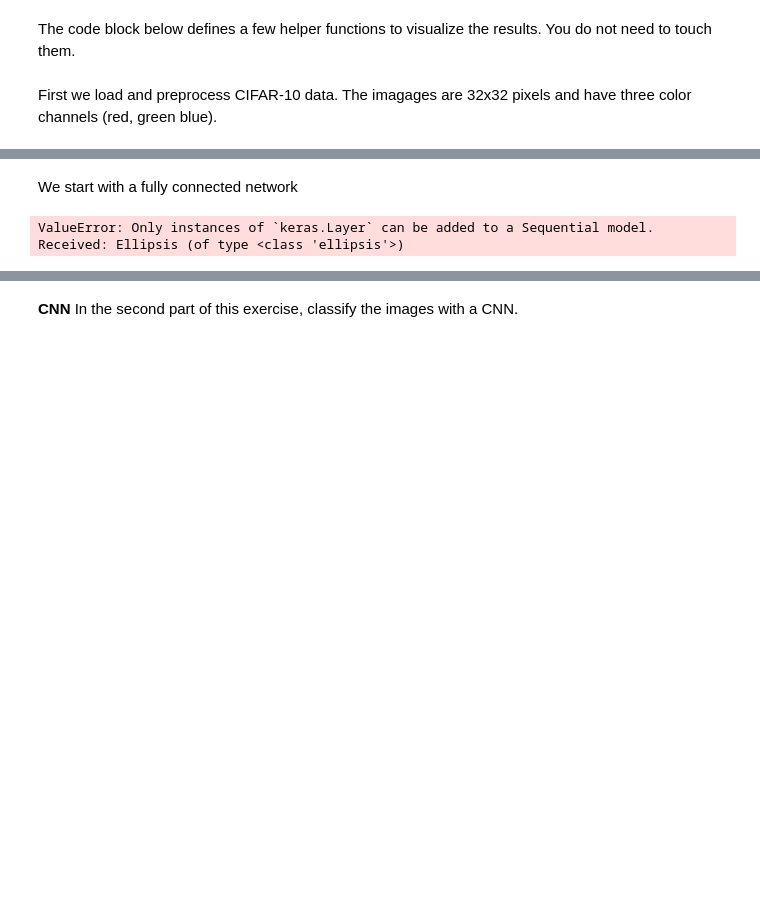
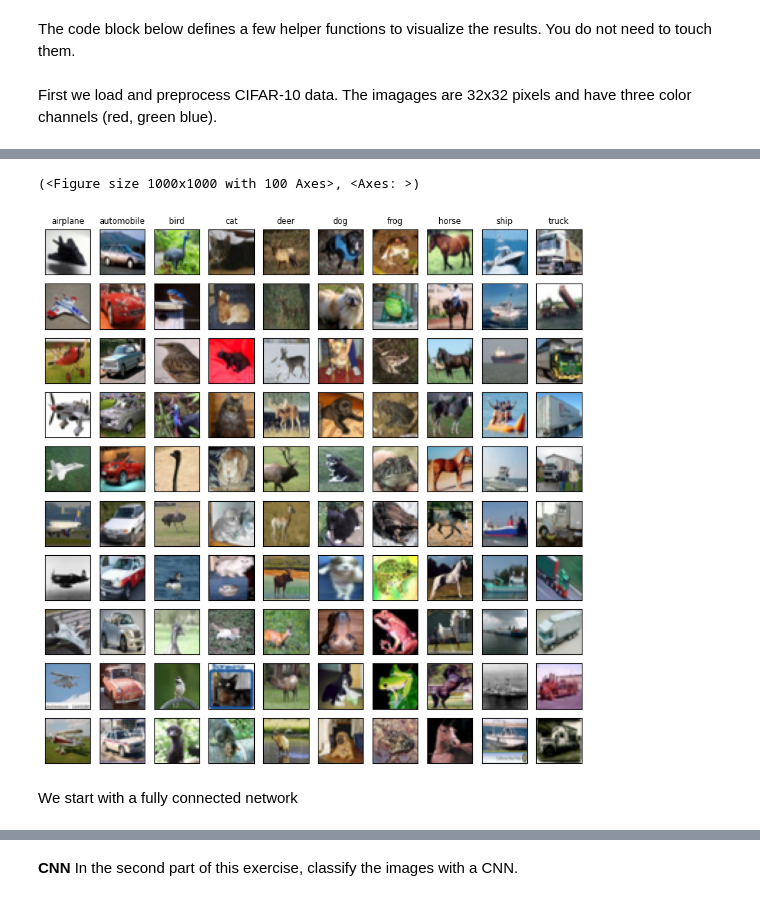
Before and after one commit to Niklas-Hy/Deeplearning, a Jupyter notebook: Exercise_7_1_CIFAR_10.ipynb, the cells around one changed output, grey strips where cells are left out. Cells and saved outputs as stored; diff of their text form; code cells hidden in the pictures; blank space fills up the shorter version.

```diff
--- a/Exercise_7_1_CIFAR_10.ipynb
+++ b/Exercise_7_1_CIFAR_10.ipynb
@@ -90,5 +92,8 @@ images, shape =  (50000, 32, 32, 3)
 labels, shape =  (50000, 1)
 # %%
 # Hint: To plot example images, you can use the plot examples function
-# plot_examples(x_train, y_train)
+plot_examples(x_train, y_train)
+# %% [output]
+(<Figure size 1000x1000 with 100 Axes>, <Axes: >)
+[figure, added]
 # %%
@@ -102,20 +107,2 @@ y_valid_onehot = tf.keras.utils.to_categorical(y_test, 10)[8000:]
 # %% [markdown]
 We start with a fully connected network
-# %%
-# ----------------------------------------------------------
-# Define model
-# ----------------------------------------------------------
-model = tf.keras.models.Sequential(
-    [
-        layers.Flatten(input_shape=(32, 32, 3)),  # (32,32,3) --> (3072)
-        # this time the flatten operation is directly integrated into the network
-        # structure so that we can use the same input data later for a convolutional neural network.
-        ...
-        # Hint: remember that the output layer should have 10 nodes with a softmax activation
-    ],
-    name="nn",
-)
-
-print(model.summary())
-# %% [output]
-ValueError: Only instances of `keras.Layer` can be added to a Sequential model. Received: Ellipsis (of type <class 'ellipsis'>)
```
Also changed, not shown: parts of 11 cells of this notebook.
